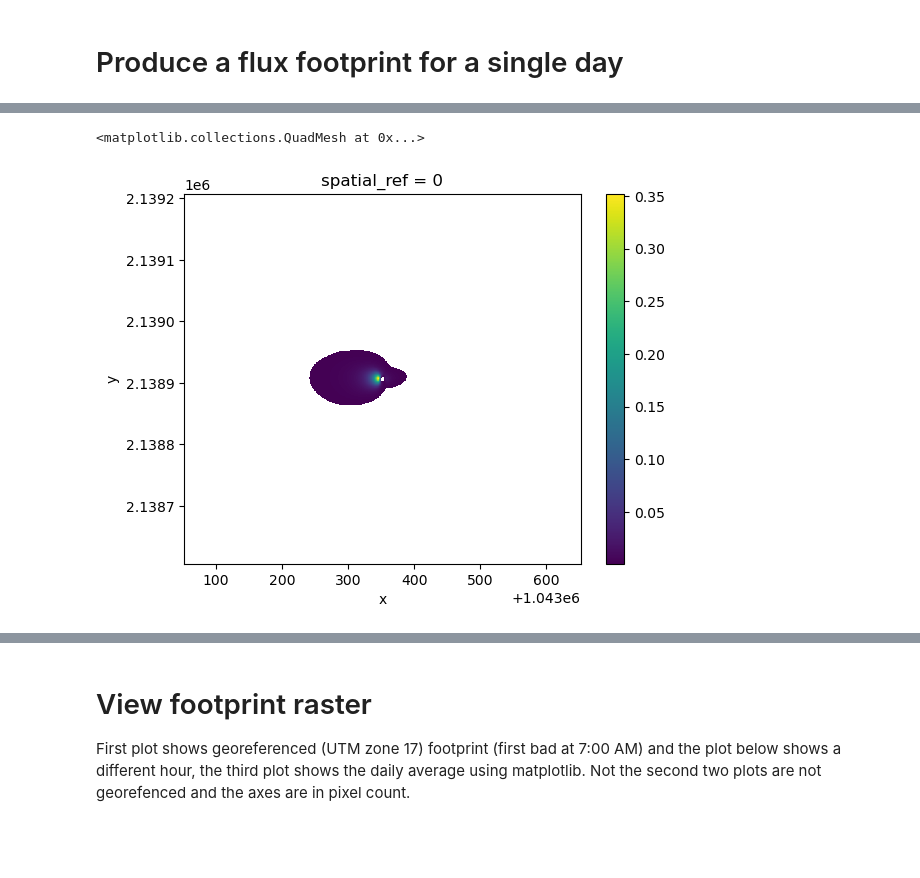
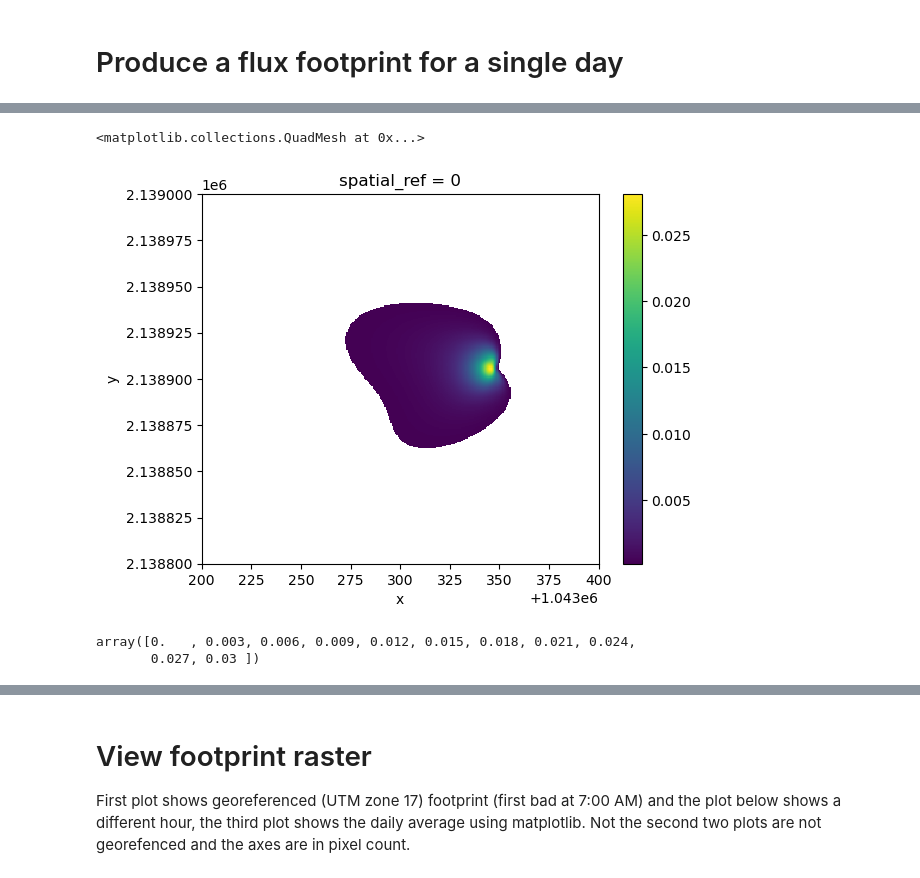
Before and after one commit to utah-geological-survey/MicroMet, a Jupyter notebook: Notebooks/example with flux-data-qaqc-test-new-code.ipynb, the cells around one changed output, grey strips where cells are left out. Drawn from its saved outputs; the diff is of its cells as text; code cells hidden in the pictures; blank space fills up the shorter version.

```diff
--- a/Notebooks/example with flux-data-qaqc-test-new-code.ipynb
+++ b/Notebooks/example with flux-data-qaqc-test-new-code.ipynb
@@ -118,7 +126,7 @@ df['zm'] = zm_s - d
 df['h_c'] = h_c
 df['z0'] = h_c*.123
 date = pd.to_datetime('2011-01-11')
-temp_line = df[(df.index >= pd.to_datetime('2011-01-01 7:00')) & (df.index <= pd.to_datetime('2011-01-10 20:00'))]
+temp_line = df[(df.index >= pd.to_datetime('2011-01-01 7:00')) & (df.index <= pd.to_datetime('2011-01-01 20:00'))]
 temp_ffp = ffp.ffp_climatology_new(df=temp_line,
                                    domain=[-origin_d,origin_d,-origin_d,origin_d],
                                dx=dx,
@@ -137,5 +145,5 @@ y_2d = temp_ffp.f_2d.y + station_y
 #f_2d = ds.values*dx**2
 
 ds_albers = ds.assign_coords(x=x_2d, y=y_2d).rio.write_crs(5070)
-
+ds_albers_day = temp_ffp.fclim_2d.assign_coords(x=x_2d, y=y_2d).rio.write_crs(5070)
 #ds_utm =  ds_albers.rio.reproject(ds_albers.rio.estimate_utm_crs())
@@ -146,10 +314,14 @@ station_y
 # %%
-ds= ds_albers.sum(dim='time')
-ds = xr.where(ds<.001,np.nan,ds)
-ds.plot(x='x', y='y')
+ds_albers_day_filt = xr.where(ds_albers_day>0.0002,ds_albers_day,np.nan)
+ds_albers_day_filt.plot(x="x",y="y",xlim=[1043200,1043400],ylim=[2138800,2139000])
 # %% [output]
 <matplotlib.collections.QuadMesh at 0x...>
-[figure, old version]
+[figure, new version]
+# %%
+contour_levels
+# %% [output]
+array([0.   , 0.003, 0.006, 0.009, 0.012, 0.015, 0.018, 0.021, 0.024,
+       0.027, 0.03 ])
 # %%
 from windrose import WindroseAxes
 
```
Also changed, not shown: parts of 16 cells of this notebook.
